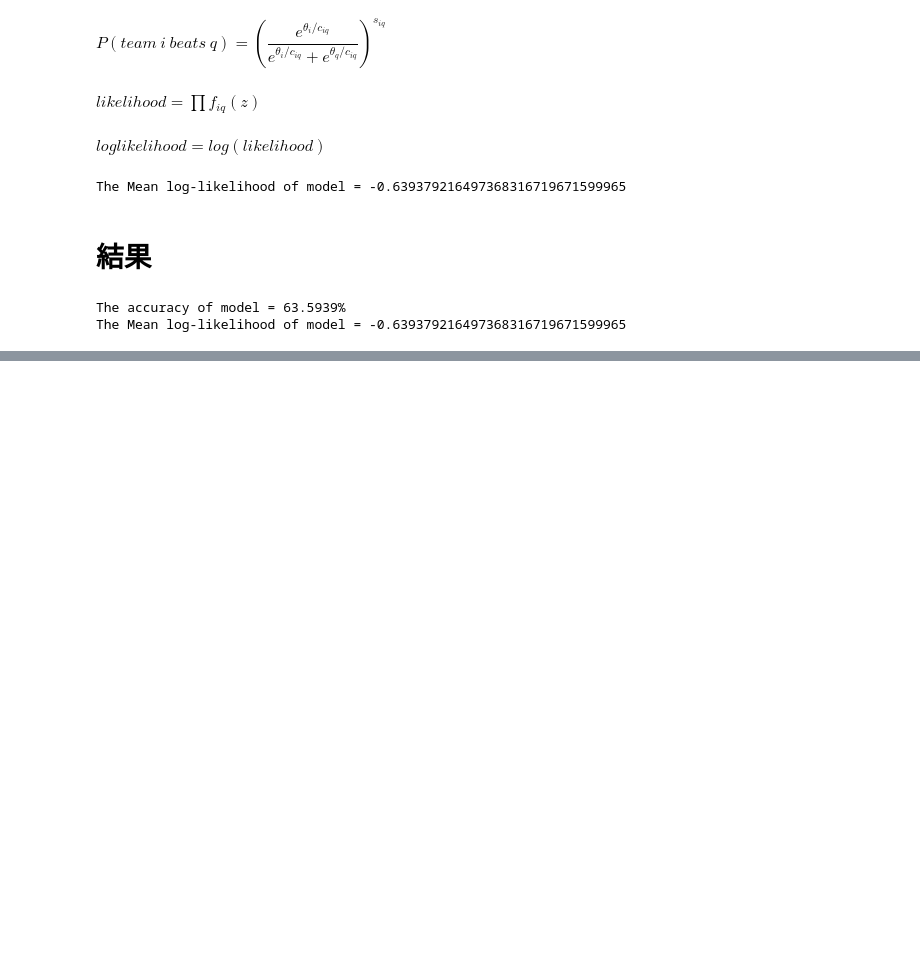
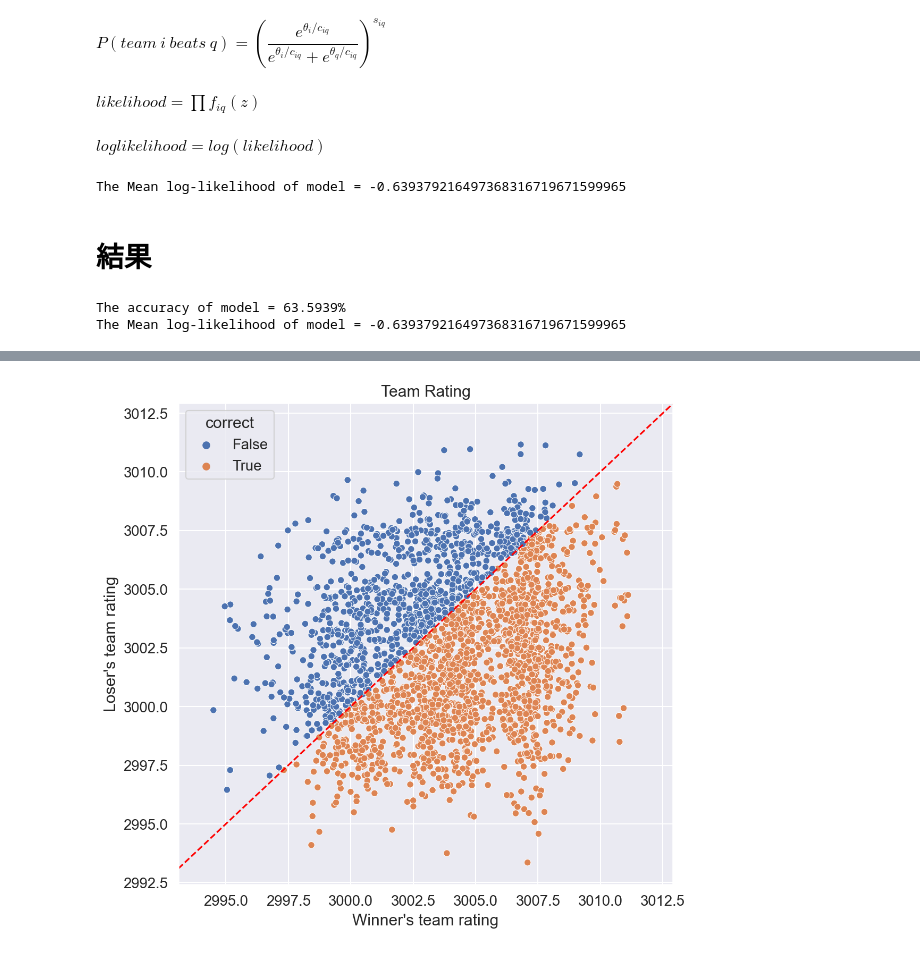
Before and after one commit to sinker048/thesis, a Jupyter notebook: Bradley-Terry Model (Full-pair).ipynb, the cells around one changed output, grey strips where cells are left out. Saved outputs shown, nothing was run; the diff lists cells and outputs as text; code cells hidden in the pictures; blank space fills up the shorter version.

```diff
--- a/Bradley-Terry Model (Full-pair).ipynb
+++ b/Bradley-Terry Model (Full-pair).ipynb
@@ -386,0 +446,11 @@ The Mean log-likelihood of model = -0.639379216497368316719671599965
+# %%
+sns.set(font_scale = 1.2)
+plt.figure(figsize= (8,8),dpi =150)
+c = sns.scatterplot(x=winner,y=loser,data = rating,hue = 'correct')
+plt.title('Team Rating')
+plt.xlabel('Winner\'s team rating')
+plt.ylabel('Loser\'s team rating')
+c.axline((2994,2994),(3012,3012),color = 'red',linestyle = '--')
+plt.savefig('C:/Users/ching/Desktop/paper/image/b-t_rating.png')
+# %% [output]
+[figure, added]
```
Also changed, not shown: parts of 7 cells of this notebook.
